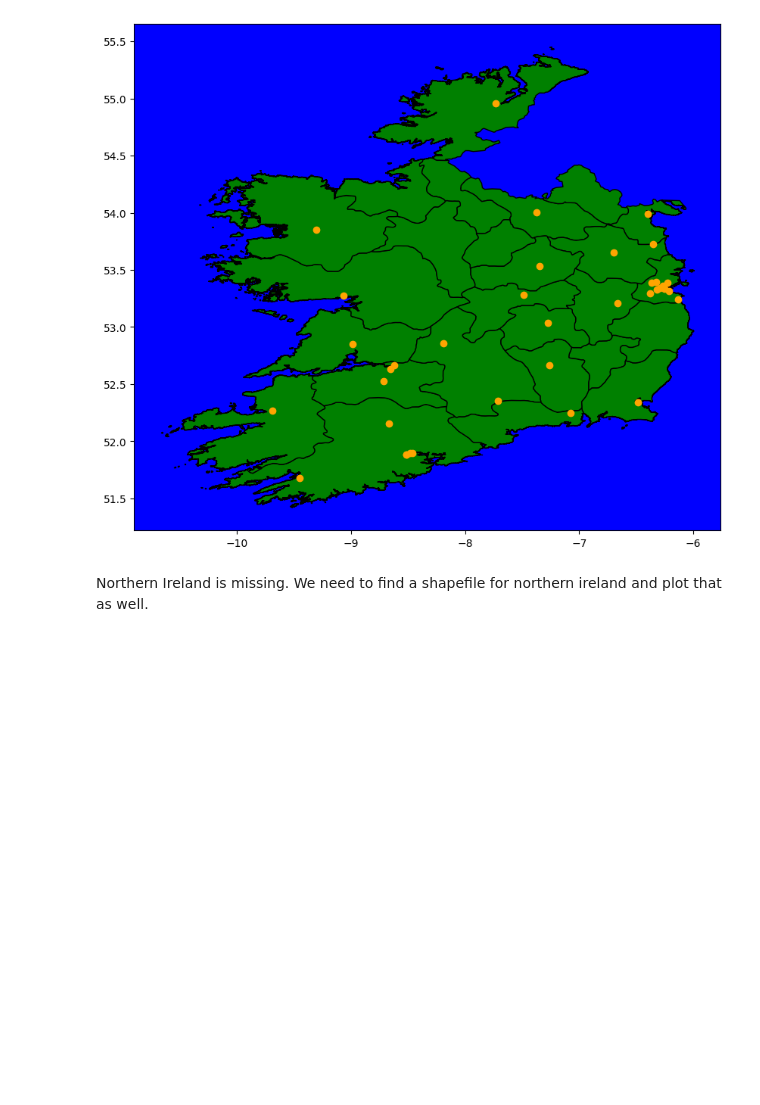
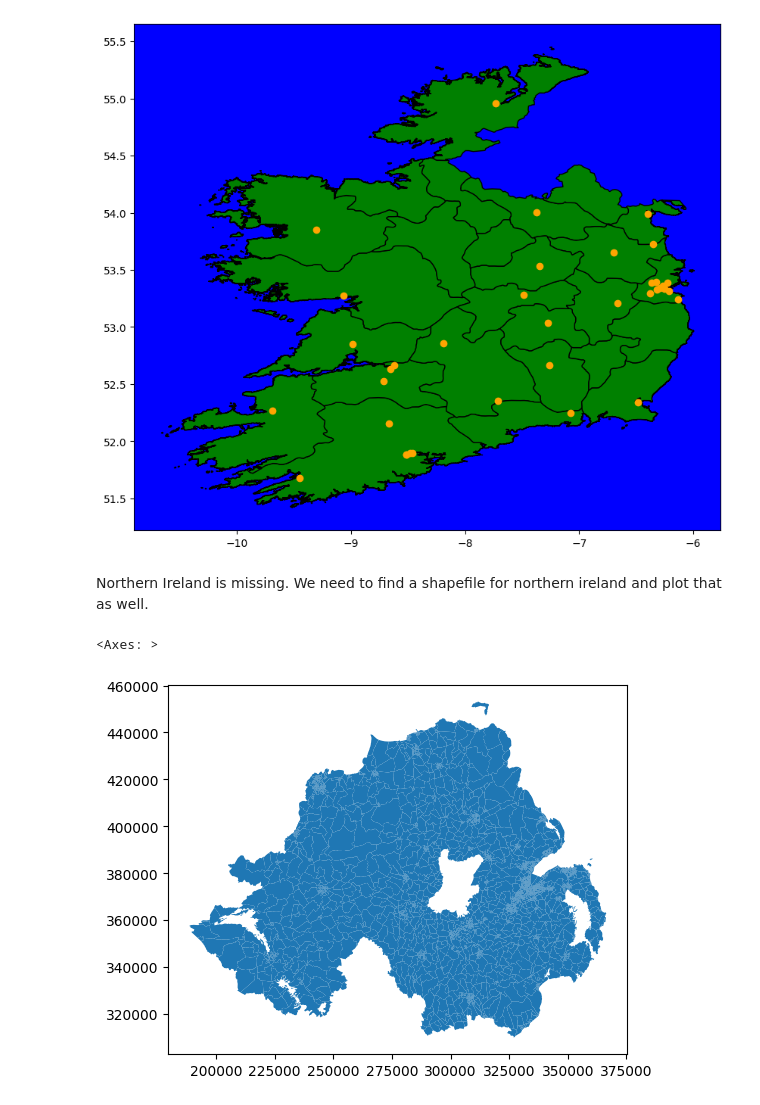
Before and after one commit to holmstead/mapping, a Jupyter notebook: mapping.ipynb, the cells around one changed output. Saved outputs shown, nothing was run; the diff lists cells and outputs as text; code cells hidden in the pictures; blank space fills up the shorter version.

Commit message:
add all ireland shapefile

```diff
--- a/mapping.ipynb
+++ b/mapping.ipynb
@@ -86,3 +91,14 @@ df_geo.plot(ax=ax, color='orange')
 [figure]
 # %% [markdown]
 Northern Ireland is missing. We need to find a shapefile for northern ireland and plot that as well.
+# %%
+# define the path to the shapefile
+shape_ni = "./geospatial_files/DZ2021.shp"
+
+# read in shapefiles with geopandas
+sf_ni = gpd.read_file(shape_ni)
+
+sf_ni.plot()
+# %% [output]
+<Axes: >
+[figure, added]
```
Also changed, not shown: parts of 6 cells of this notebook.
